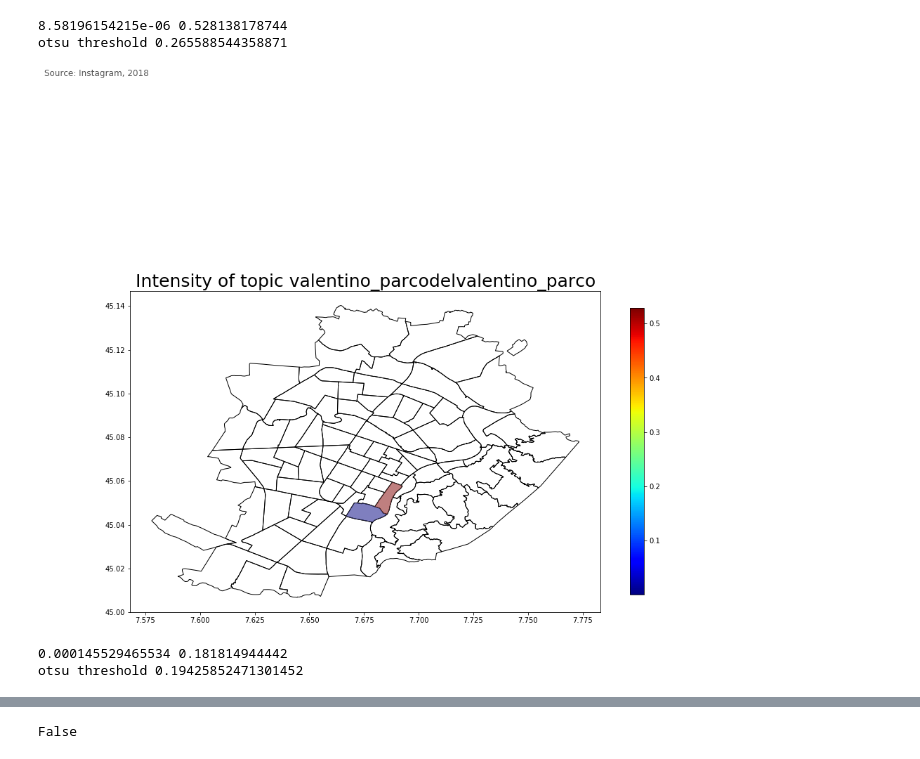
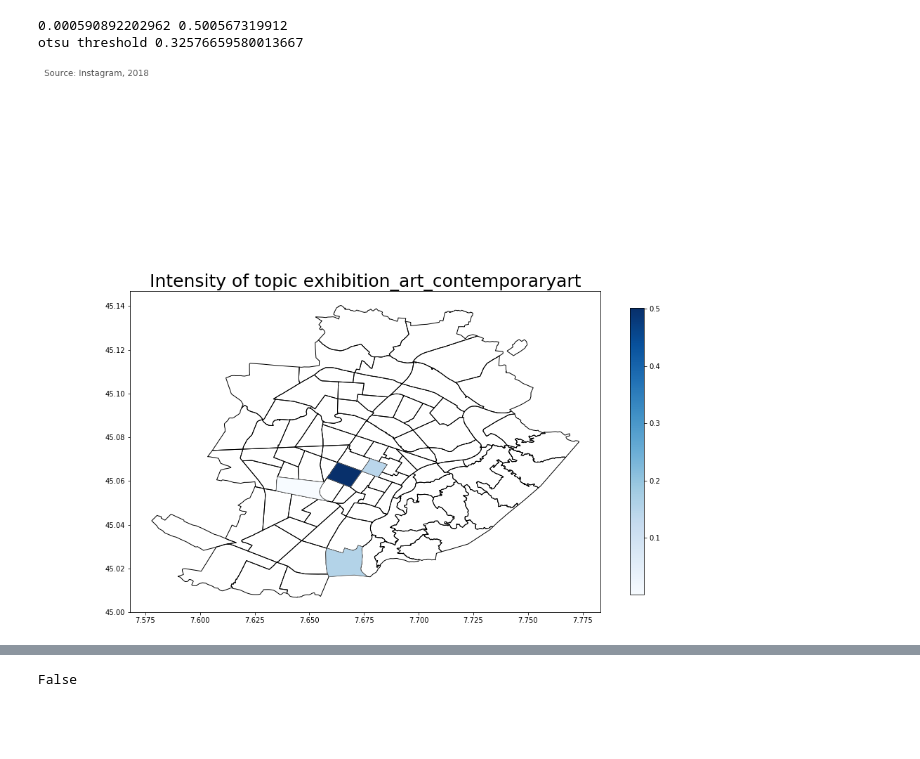
Before and after one commit to EArtiges/Lagrange_Progetto, a Jupyter notebook: Plotter2.ipynb, the cells around one changed output, grey strips where cells are left out. Cells and saved outputs as stored; diff of their text form; code cells hidden in the pictures; blank space fills up the shorter version.

```diff
--- a/Plotter2.ipynb
+++ b/Plotter2.ipynb
@@ -49,7 +48,7 @@ if not 'Heatmaps' in os.listdir(path):
 f=open(path+'TermVectors.txt', 'r')
 tvectors=f.readlines()
 f.close()
-tvectors=['_'.join([t[3:-1] for t in tv[2:-2].split(',')][0:3]) for tv in tvectors][::-1]
+tvectors=['_'.join([t[2:-1] for t in tv[2:-2].split(',')][0:3]) for tv in tvectors][::-1]
 # %%
 for i in enumerate(tvectors):
     print(i)
@@ -67,5 +71,8 @@ TV_toplot=[0,3]
+# %%
+TV_toplot=[4]
 # %%
-A=pkl.load(open(path+'pickle/A.pkl', "rb"))
+
+A=pkl.load(open(path+'pickle/A.pkl', "rb"),encoding='latin1')
 Grid=pkl.load(open(path+'pickle/Grid.pkl', "rb"))
 
 topic1=pd.DataFrame(index=Grid)
@@ -89,6 +98,6 @@ TOP1.crs = {'init': 'epsg:4326', 'no_defs': True}
 # %%
 reload(IP)
-colors='jet'
+colors='Blues'
 for i in TV_toplot:
     TOP_list=[e for e in TOP1['data{}'.format(i)].tolist() if str(e) != 'nan']
     vmin, vmax= min(TOP_list),max(TOP_list)
@@ -133,35 +139,33 @@ for i in TV_toplot:
 # %%
 reload(IP)
-colors='jet'
+colors='Blues'
 for i in TV_toplot:
     TOP_list=[e for e in TOP1['data{}'.format(i)].tolist() if str(e) != 'nan']
     vmin, vmax= min(TOP_list),max(TOP_list)
     print vmin, vmax
     ax = df.to_crs(epsg=4326).plot(figsize=(15,15), linewidth=1, edgecolor='black', color=(0,0,0,0))
     #ax = TOP1.plot(figsize=(15,15),column='data{}'.format(i), markersize=100, ax=ax, cmap=colors,vmin=min(TOP1['data{}'.format(i)].tolist()),vmax=max(TOP1['data{}'.format(i)].tolist()), alpha=.5)
     IP.geo_hm_one_2(TOP1['data{}'.format(i)].tolist(),TOP1['geometry'].tolist(),colors,'try',ax=ax,save=False,folder='',shapefile='zone_statistiche_geo/zone_statistiche_geo.shp')
 
     ax.axis='off'
     # add a title
     ax.set_title('Intensity of topic {}'.format(tvectors[i]), fontdict={'fontsize': '25', 'fontweight' : '3'})
 
     # create an annotation for the data source
     ax.annotate('Source: Instagram, 2018',xy=(0.01, 1),  xycoords='figure fraction', horizontalalignment='left', verticalalignment='top', fontsize=12, color='#555555')
 
     # Create colorbar as a legend
     sm = plt.cm.ScalarMappable(cmap=colors, norm=plt.Normalize(vmin=vmin, vmax=vmax))
 
     # empty array for the data range
     sm._A = []
 
     # add the colorbar to the figure
     cbar = plt.colorbar(sm,shrink=.5)
-    plt.savefig(path+'Heatmaps/topic_ngh_otsu_{}.pdf'.format(tvectors[i]))
+    plt.savefig(path+'Heatmaps/topic_ngh_otsu_{}.png'.format(tvectors[i]))
     plt.show()
     plt.close()
 # %% [output]
-8.58196154215e-06 0.528138178744
-otsu threshold 0.265588544358871
+0.000590892202962 0.500567319912
+otsu threshold 0.32576659580013667
-[figure, old version]
+[figure, new version]
-0.000145529465534 0.181814944442
-otsu threshold 0.19425852471301452
```
Also changed, not shown: parts of 11 cells of this notebook, 15 other files.
